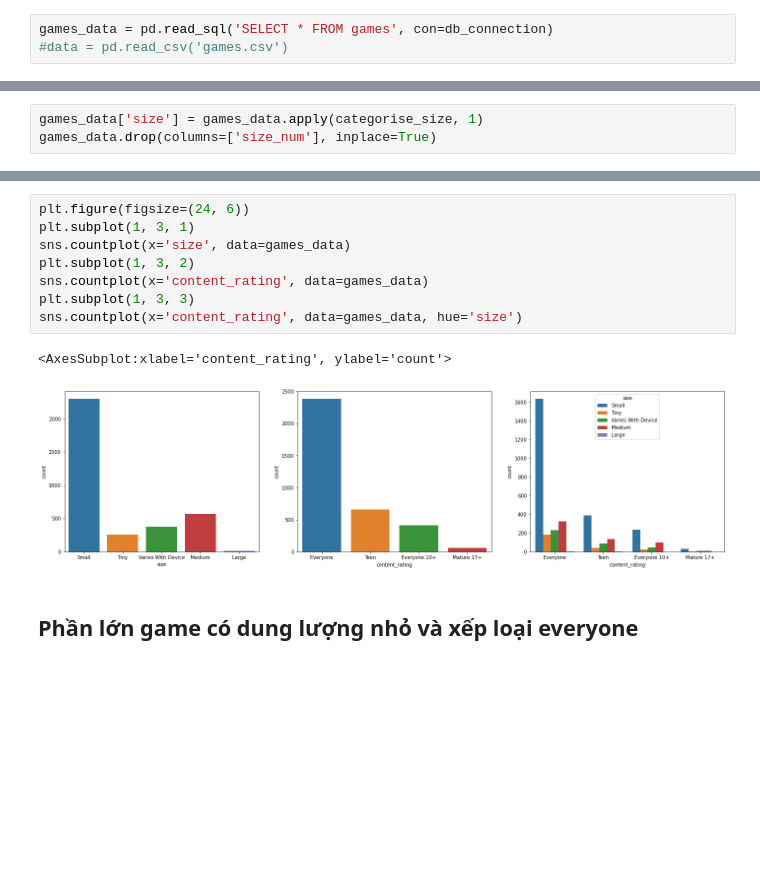
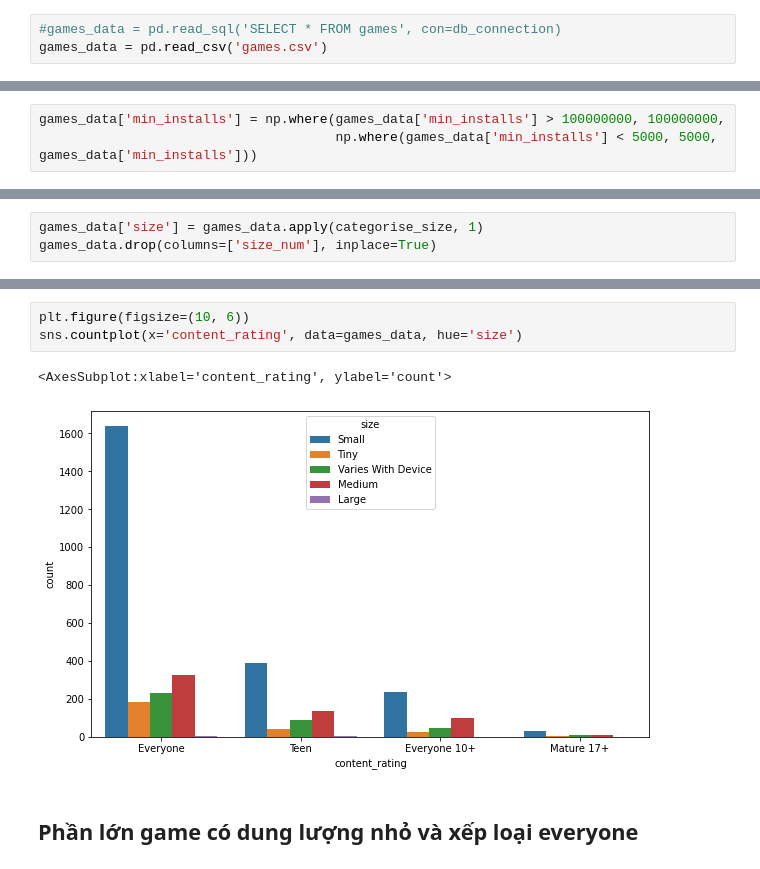
Before and after one commit to hieplk97/Recommendation-For-Games, a Jupyter notebook: jupyter_lab/Data Explorer.ipynb, the cells around one changed output, grey strips where cells are left out. Cells and saved outputs as stored; diff of their text form; blank space fills up the shorter version.

Commit message:
update visual

```diff
--- a/jupyter_lab/Data Explorer.ipynb
+++ b/jupyter_lab/Data Explorer.ipynb
@@ -24,6 +25,6 @@ db_connection = create_engine(db_connection_str)
 # %%
-games_data = pd.read_sql('SELECT * FROM games', con=db_connection)
-#data = pd.read_csv('games.csv')
+#games_data = pd.read_sql('SELECT * FROM games', con=db_connection)
+games_data = pd.read_csv('games.csv')
 # %%
 # Convert price vnd to usd
 games_data['price'] = round(games_data['price'].str.replace(',', '').replace('free','0').astype(float) / 23000, 2)
@@ -49,3 +72,6 @@ games_data['size'] = np.where(games_data['size'].str.match(r'^\d*\.?\d*M'),
+# %%
+games_data['min_installs'] = np.where(games_data['min_installs'] > 100000000, 100000000,
+                                      np.where(games_data['min_installs'] < 5000, 5000, games_data['min_installs']))
 # %%
 games_data.info()
 # %% [output]
@@ -122,14 +160,9 @@ games_data.head()
 # %%
-plt.figure(figsize=(24, 6))
-plt.subplot(1, 3, 1)
-sns.countplot(x='size', data=games_data)
-plt.subplot(1, 3, 2)
-sns.countplot(x='content_rating', data=games_data)
-plt.subplot(1, 3, 3)
+plt.figure(figsize=(10, 6))
 sns.countplot(x='content_rating', data=games_data, hue='size')
 # %% [output]
 <AxesSubplot:xlabel='content_rating', ylabel='count'>
-[figure, old version]
+[figure, new version]
 # %% [markdown]
 ## Phần lớn game có dung lượng nhỏ và xếp loại everyone
 # %%
```
Also changed, not shown: parts of 52 cells of this notebook.
